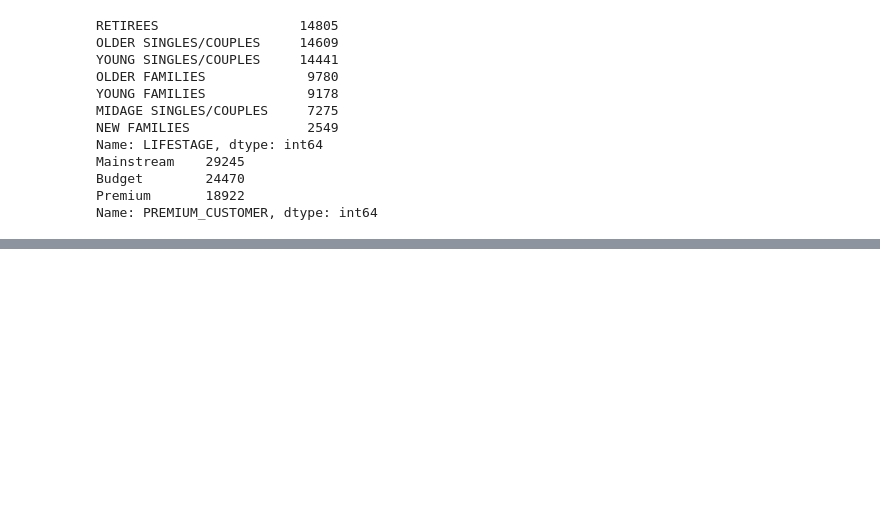
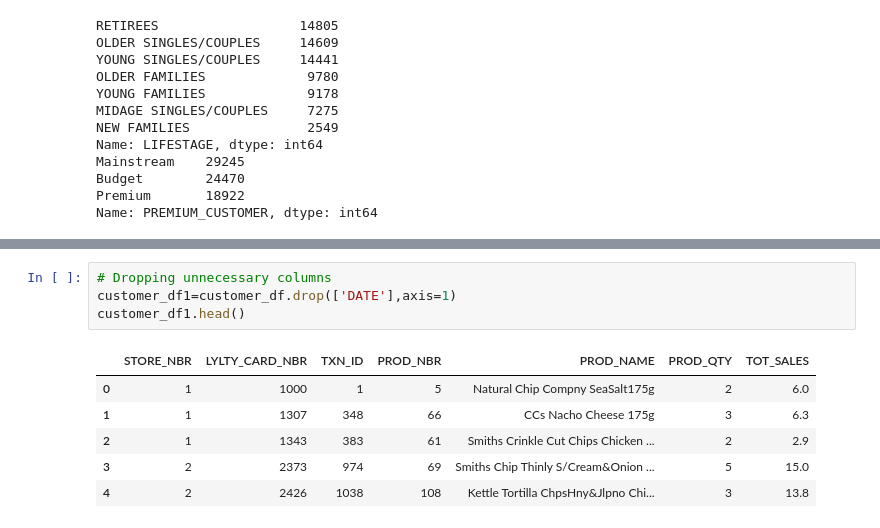
Before and after one commit to CHRISTINEMUTHEE/Quantium-Analysis, a Jupyter notebook: notebooks/data_cleaning.ipynb, the cells around one changed output, grey strips where cells are left out. Drawn from its saved outputs; the diff is of its cells as text; blank space fills up the shorter version.

```diff
--- a/notebooks/data_cleaning.ipynb
+++ b/notebooks/data_cleaning.ipynb
@@ -72,0 +136,11 @@ Name: PREMIUM_CUSTOMER, dtype: int64
+# %%
+# Dropping unnecessary columns
+customer_df1=customer_df.drop(['DATE'],axis=1)
+customer_df1.head()
+# %% [output]
+|  | STORE_NBR | LYLTY_CARD_NBR | TXN_ID | PROD_NBR | PROD_NAME | PROD_QTY | TOT_SALES |
+| 0 | 1 | 1000 | 1 | 5 | Natural Chip Compny SeaSalt175g | 2 | 6.0 |
+| 1 | 1 | 1307 | 348 | 66 | CCs Nacho Cheese 175g | 3 | 6.3 |
+| 2 | 1 | 1343 | 383 | 61 | Smiths Crinkle Cut Chips Chicken ... | 2 | 2.9 |
+| 3 | 2 | 2373 | 974 | 69 | Smiths Chip Thinly S/Cream&Onion ... | 5 | 15.0 |
+| 4 | 2 | 2426 | 1038 | 108 | Kettle Tortilla ChpsHny&Jlpno Chi... | 3 | 13.8 |
```
Also changed, not shown: parts of 13 cells of this notebook.
